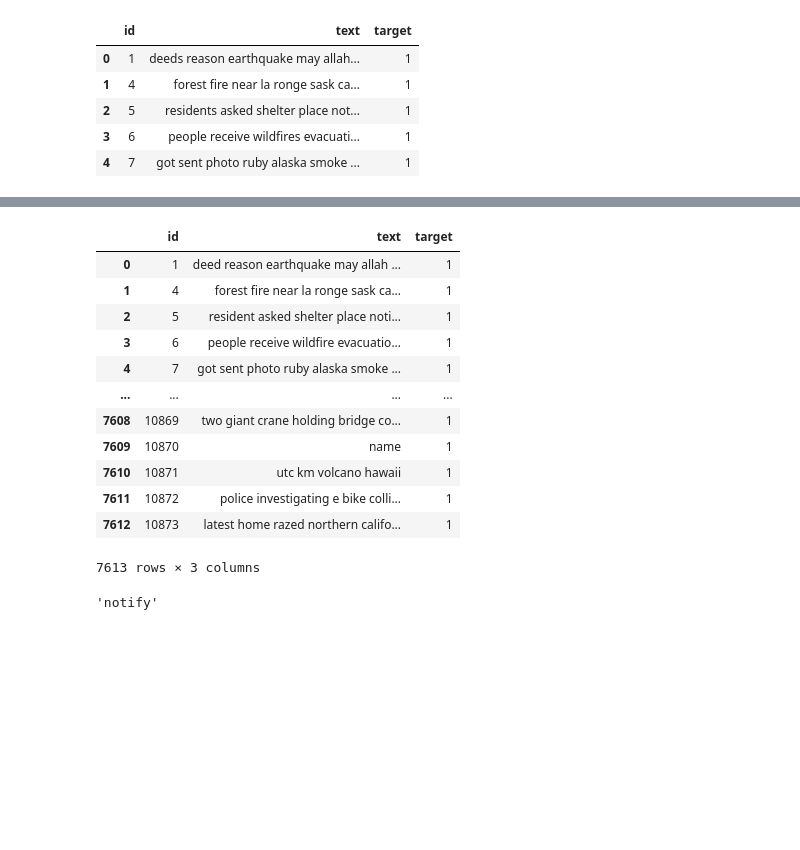
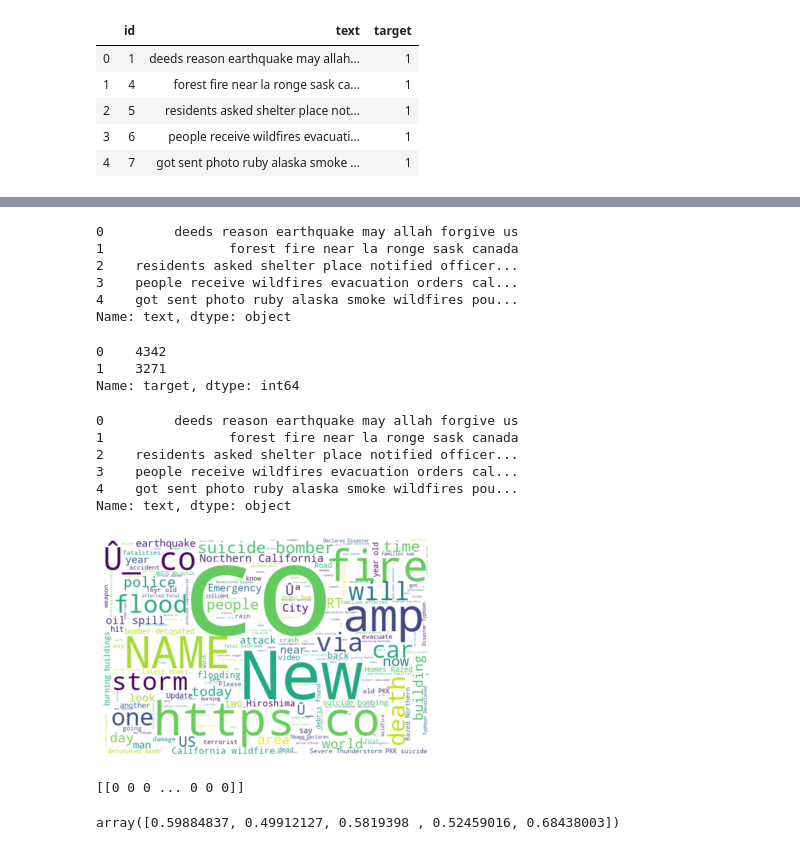
Before and after one commit to bhatmanjokes/Disaster_Tweet_Classification, a Jupyter notebook: main.ipynb, the cells around one changed output, grey strips where cells are left out. Drawn from its saved outputs; the diff is of its cells as text; code cells hidden in the pictures; blank space fills up the shorter version.

Commit message:
Adding a base model for evaluation

```diff
--- a/main.ipynb
+++ b/main.ipynb
@@ -11,3 +94,10 @@ df = pd.read_csv('train.csv')
+# %%
+# Checking the disaster related and unrelated tweets
+related_tweets = df[df['target']==1]['text']
+#related_tweets.values[1]
+
+unrelated_tweets = df[df['target']==0]['text']
+#unrelated_tweets.values[1]
 # %%
 #dropping the unwanted column data and converting the text into lowercase
 dropped_columns = df.drop(columns=['keyword','location'])
@@ -88,20 +203,15 @@ dropped_columns['text'] = dropped_columns['text'].apply(lambda text: lemmatizer(
 # %%
-dropped_columns
+dropped_columns['text'].head()
 # %% [output]
-|  | id | text | target |
-| 0 | 1 | deed reason earthquake may allah ... | 1 |
-| 1 | 4 | forest fire near la ronge sask ca... | 1 |
-| 2 | 5 | resident asked shelter place noti... | 1 |
-| 3 | 6 | people receive wildfire evacuatio... | 1 |
-| 4 | 7 | got sent photo ruby alaska smoke ... | 1 |
-| ... | ... | ... | ... |
-| 7608 | 10869 | two giant crane holding bridge co... | 1 |
-| 7609 | 10870 | name | 1 |
-| 7610 | 10871 | utc km volcano hawaii | 1 |
-| 7611 | 10872 | police investigating e bike colli... | 1 |
-| 7612 | 10873 | latest home razed northern califo... | 1 |
-7613 rows × 3 columns
+0         deeds reason earthquake may allah forgive us
+1                forest fire near la ronge sask canada
+2    residents asked shelter place notified officer...
+3    people receive wildfires evacuation orders cal...
+4    got sent photo ruby alaska smoke wildfires pou...
+Name: text, dtype: object
-# %%
-root_word.lemmatize("notified", "v")
-# %% [output]
-'notify'
+# %%
+dropped_columns['target'].value_counts()
+# %% [output]
+0    4342
+1    3271
+Name: target, dtype: int64
@@ -107,0 +225,35 @@ root_word.lemmatize("notified", "v")
+# %%
+dropped_columns['text'].head()
+# %% [output]
+0         deeds reason earthquake may allah forgive us
+1                forest fire near la ronge sask canada
+2    residents asked shelter place notified officer...
+3    people receive wildfires evacuation orders cal...
+4    got sent photo ruby alaska smoke wildfires pou...
+Name: text, dtype: object
+# %%
+#Worldcloud representation to check the most frequently used words
+import wordcloud
+from wordcloud import WordCloud, STOPWORDS, ImageColorGenerator
+# Start with one review:
+# Create and generate a word cloud image:
+wordcloud = WordCloud(background_color='white',
+                        width=600,
+                        height=400).generate(" ".join(related_tweets))
+
+# Display the generated image:
+plt.imshow(wordcloud, interpolation='bilinear')
+plt.axis("off")
+plt.show()
+# %% [output]
+[figure, added]
+# %%
+#Converting the collection of text into a matrix of token counts
+count_vectorizer = CountVectorizer()
+train_vectors = count_vectorizer.fit_transform(dropped_columns['text'])
+test_vectors = count_vectorizer.transform(test_df["text"])
+
+## Keeping only non-zero elements to preserve space
+print(train_vectors[0].todense())
+# %% [output]
+[[0 0 0 ... 0 0 0]]
@@ -107,0 +265,7 @@ root_word.lemmatize("notified", "v")
+# %%
+# Fitting a simple Logistic Regression on Counts
+clf = LogisticRegression(C=1.0)
+scores = model_selection.cross_val_score(clf, train_vectors, dropped_columns["target"], cv=5, scoring="f1")
+scores
+# %% [output]
+array([0.59884837, 0.49912127, 0.5819398 , 0.52459016, 0.68438003])
```
Also changed, not shown: parts of 16 cells of this notebook.
